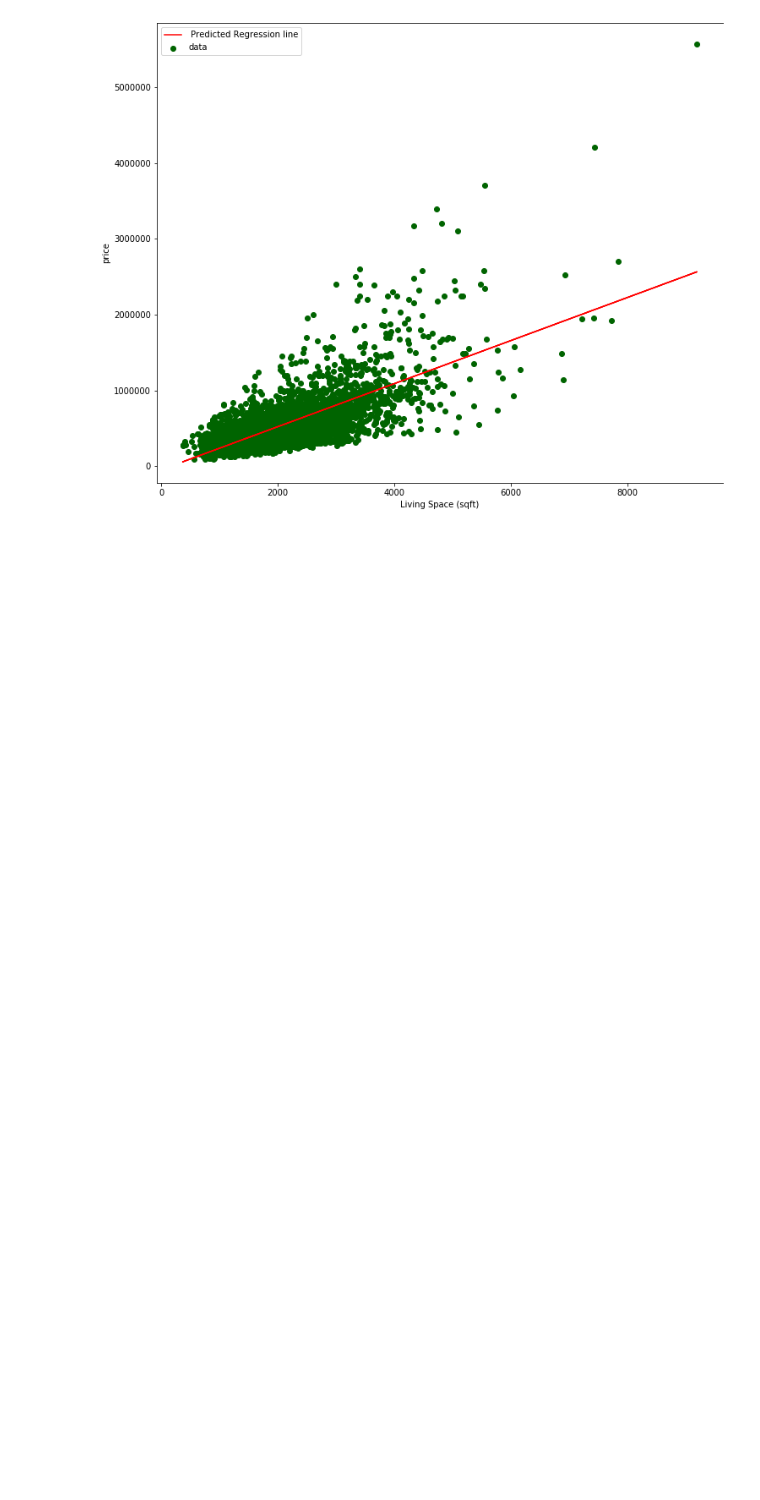
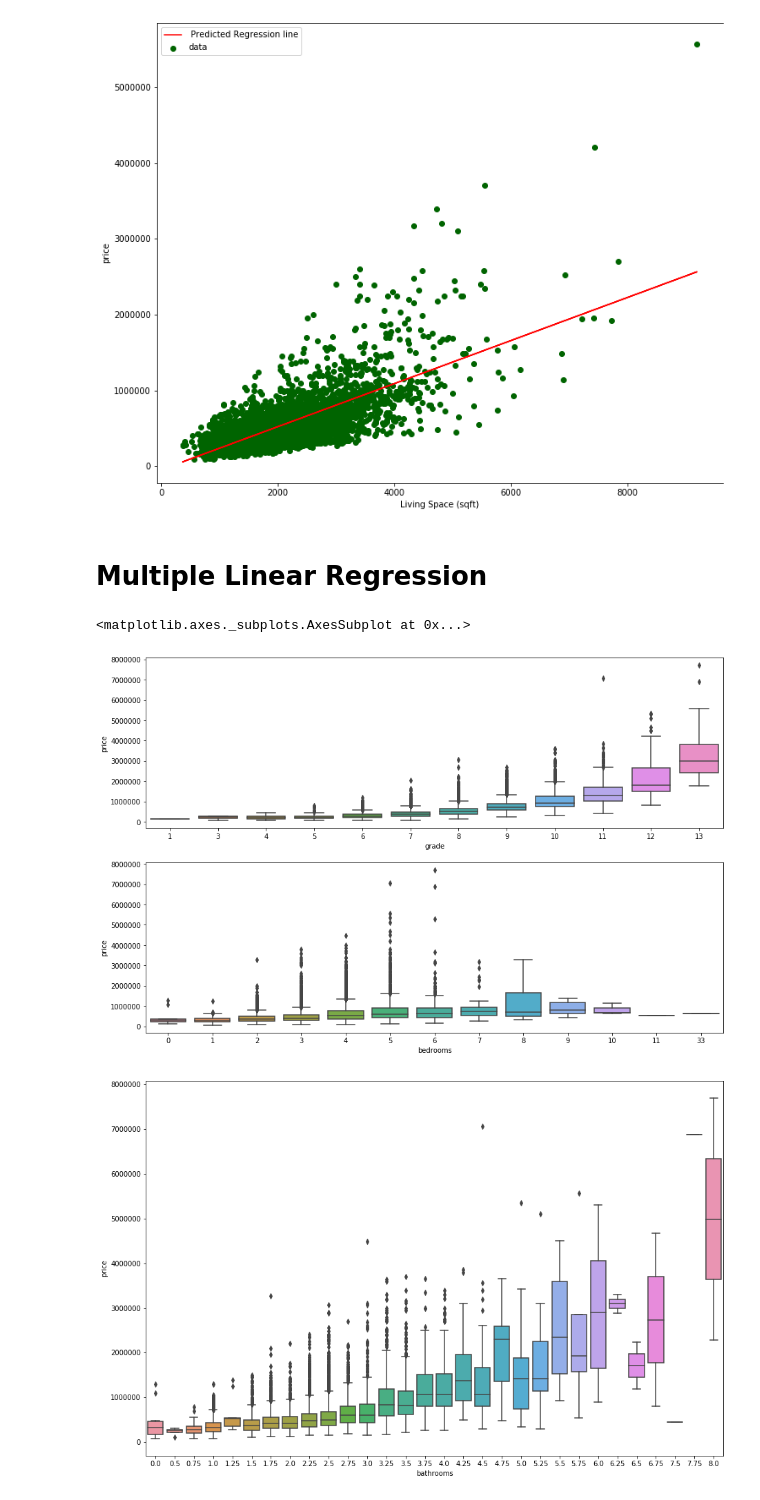
Before and after one commit to adityakumar529/Coursera_Capstone, a Jupyter notebook: house_price.ipynb, the cells around one changed output. Drawn from its saved outputs; the diff is of its cells as text; code cells hidden in the pictures; blank space fills up the shorter version.

```diff
--- a/house_price.ipynb
+++ b/house_price.ipynb
@@ -147,3 +161,17 @@ plt.gca().spines['right'].set_visible(False)
 plt.gca().spines['right'].set_visible(False)
 # %% [output]
 [figure]
+# %% [markdown]
+# Multiple Linear Regression
+# %%
+#The boxplot is plotted for ‘grade’, ‘bedrooms’ and ‘bathrooms’ with respective to ‘price’.
+import seaborn as sns #f
+fig,ax=plt.subplots(2,1,figsize=(15,10))
+sns.boxplot(x=data['grade'],y=data['price'],ax=ax[0])
+sns.boxplot(x=data['bedrooms'],y=data['price'],ax=ax[1])
+_ , axes = plt.subplots(1, 1, figsize=(15,10))
+sns.boxplot(x=data['bathrooms'],y=data['price'])
+# %% [output]
+<matplotlib.axes._subplots.AxesSubplot at 0x...>
+[figure, added]
+[figure, added]
```
Also changed, not shown: parts of 10 cells of this notebook.
